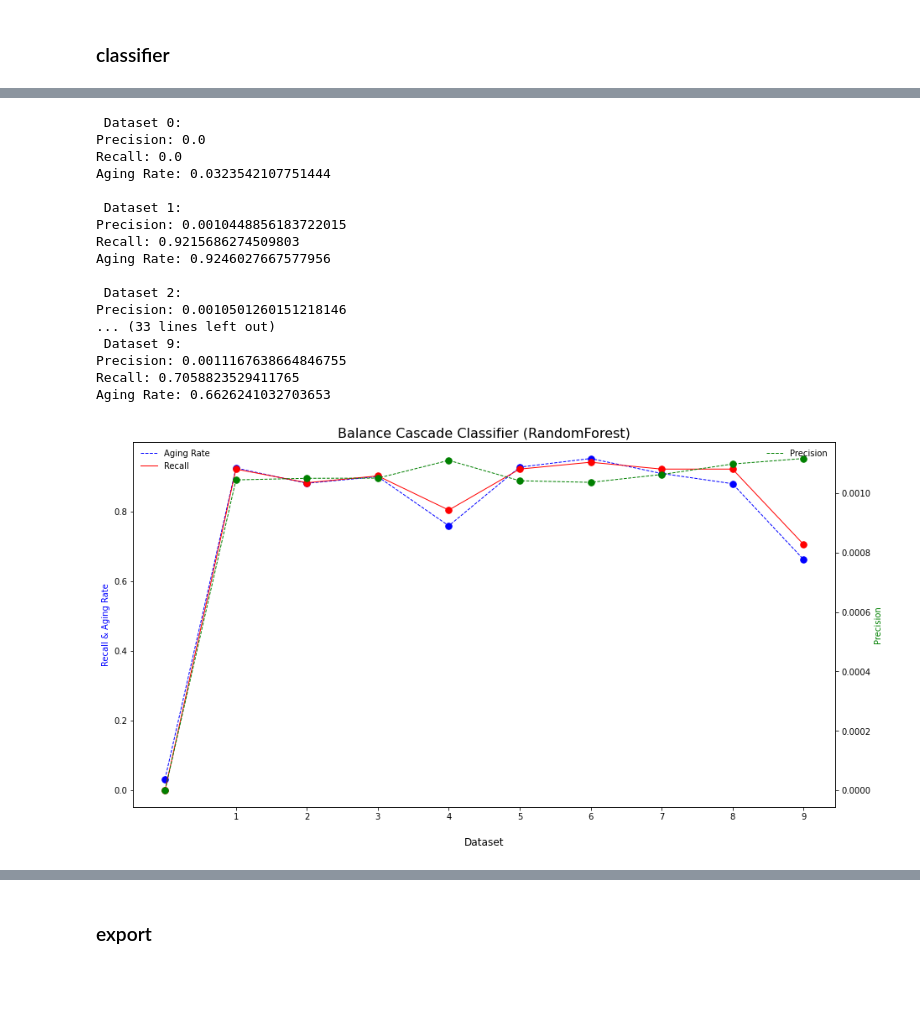
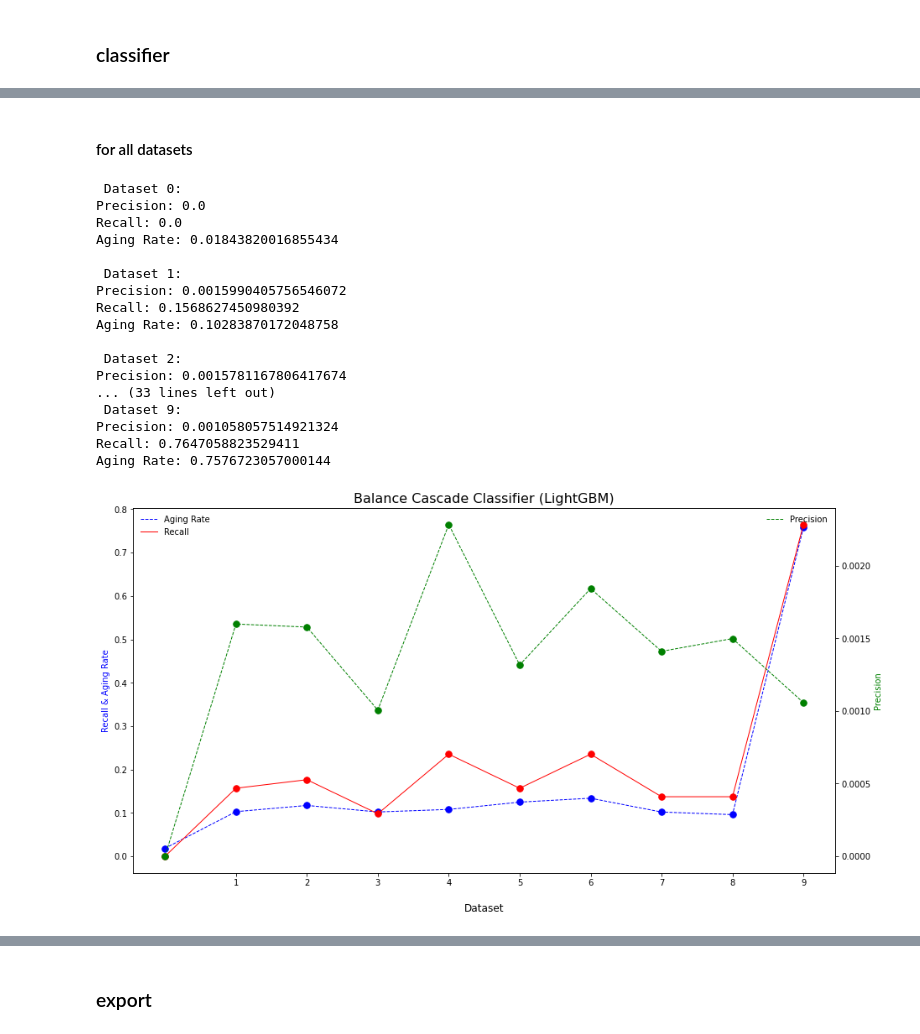
Before and after one commit to ruibone/AUO_aging_test, a Jupyter notebook: AUO aging test/Full_Version_Code/4-6_BalanceCascade.ipynb, the cells around one changed output, grey strips where cells are left out. Cells and saved outputs as stored; diff of their text form; code cells hidden in the pictures; blank space fills up the shorter version.

```diff
--- a/AUO aging test/Full_Version_Code/4-6_BalanceCascade.ipynb
+++ b/AUO aging test/Full_Version_Code/4-6_BalanceCascade.ipynb
@@ -137,8 +174,8 @@ Labels of  10 datasets are divided.
 
  Dimension of testing data: (48649, 128)
 # %%
-TPE_multi = True
-base_learner = 'RandomForest'
+TPE_multi = False
+base_learner = 'LightGBM'
 
 iteration = 200 if base_learner == 'LightGBM' else 50
 TPE = 'multivariate-TPE' if TPE_multi else 'univariate-TPE'
@@ -149,25 +213,27 @@ with open(f'hyperparameter/20211221/runhist_array_m2m4_m5_3criteria_{base_learne
+# %% [markdown]
+#### for all datasets
 # %%
-table_setC = runall_cascade(run_train, run_test, best_paramC, classifier = base_learner, num_iter = 3)
+table_setC = runall_cascade(run_train, run_test, best_paramC, classifier = base_learner, num_iter = 30)
 line_chart(table_setC, title = f'Balance Cascade Classifier ({base_learner})')
 # %% [output]
  Dataset 0:
 Precision: 0.0
 Recall: 0.0
-Aging Rate: 0.0323542107751444
+Aging Rate: 0.01843820016855434
 
  Dataset 1:
-Precision: 0.0010448856183722015
-Recall: 0.9215686274509803
-Aging Rate: 0.9246027667577956
+Precision: 0.0015990405756546072
+Recall: 0.1568627450980392
+Aging Rate: 0.10283870172048758
 
  Dataset 2:
-Precision: 0.0010501260151218146
+Precision: 0.0015781167806417674
 ... (33 lines left out)
  Dataset 9:
-Precision: 0.0011167638664846755
-Recall: 0.7058823529411765
-Aging Rate: 0.6626241032703653
+Precision: 0.001058057514921324
+Recall: 0.7647058823529411
+Aging Rate: 0.7576723057000144
-[figure, old version]
+[figure, new version]
 # %%
 table_setC
 # %% [output]
```
Also changed, not shown: parts of 8 cells of this notebook, 1 other file.
